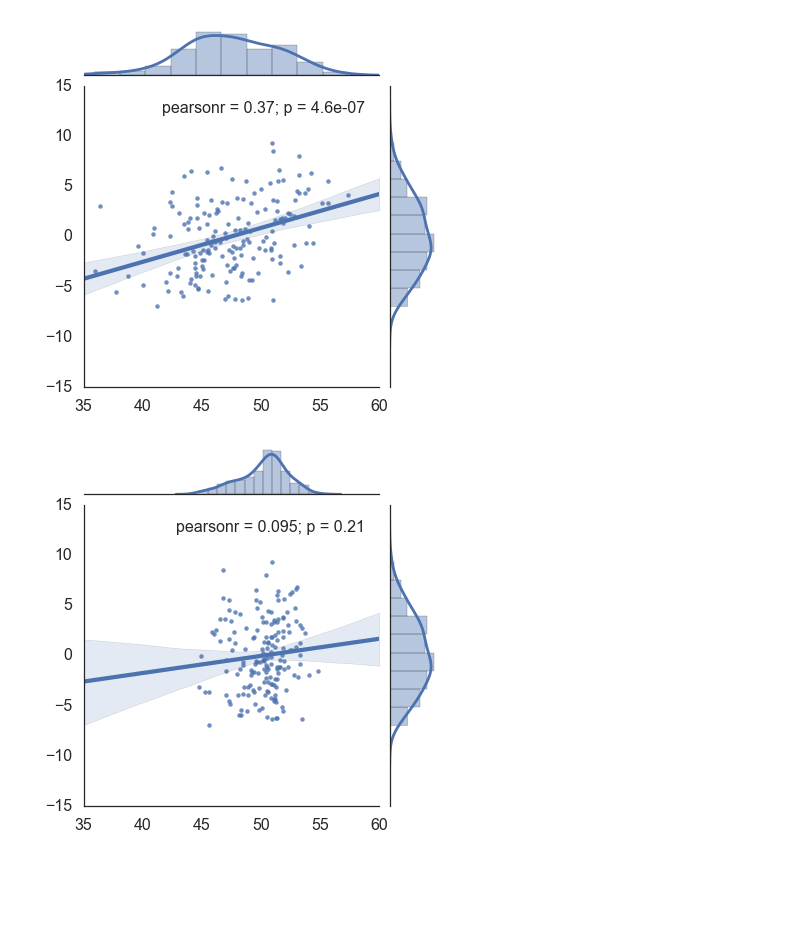
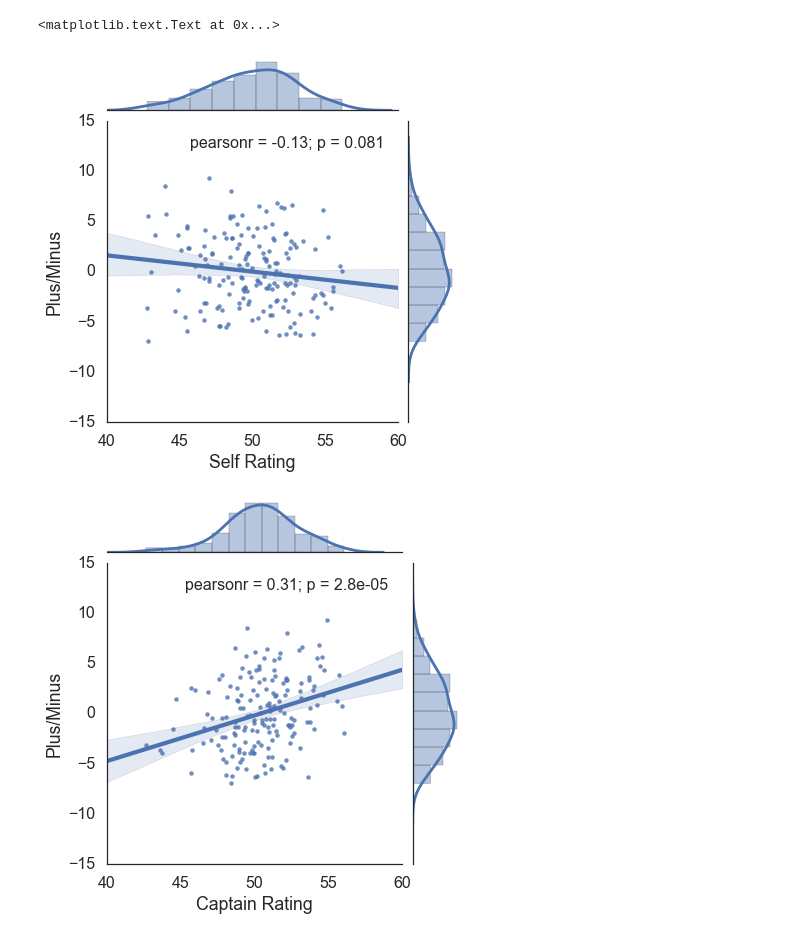
Before and after one commit to rybesh/buda-ratings, a Jupyter notebook: notebooks/Self Ratings.ipynb, the cells around one changed output. Cells and saved outputs as stored; diff of their text form; code cells hidden in the pictures; blank space fills up the shorter version.

```diff
--- a/notebooks/Self Ratings.ipynb
+++ b/notebooks/Self Ratings.ipynb
@@ -41,11 +36,15 @@ ratings.allteams.to_csv(os.path.join(interim_dir, 'withself_ratings.csv'))
 # %%
+sns.set_context('poster')
+sns.set_style('white')
 for year in range(2010, 2017):
     index = (ratings.allteams['year'] == year) & \
         (ratings.allteams['type'] == 'Hat') & \
         (ratings.allteams['season'] == 'Spring') & \
         (ratings.allteams['divname'] == 'JP Mixed (4/3)')
     okdf = ratings.allteams[index]
-    g = sns.PairGrid(okdf, y_vars=["plusminus"], x_vars=["self_rating", "experience_rating"], size=6)
+    okdf['experience_converted'] = scrape_buda.experience_to_self(okdf['experience_rating'])
+    g = sns.PairGrid(okdf, y_vars=["plusminus"],
+                     x_vars=["self_rating", "captain_rating", "draft_rating", "experience_converted"], size=4)
     g.map(sns.regplot, color=".3")
 #     plt.title(year)
     g.set(ylim=(-10, 10), title=year)
@@ -79,22 +59,39 @@ for year in range(2010, 2017):
 # %%
 sns.set_context('poster')
 sns.set_style('white')
 # for year in range(2010, 2016):
 index = (ratings.allteams['year'] < 2017) & (ratings.allteams['year'] >= 2010) & \
     (ratings.allteams['type'] == 'Hat') & \
     (ratings.allteams['season'] == 'Spring') & \
     (ratings.allteams['divname'] == 'JP Mixed (4/3)')
 sph = ratings.allteams[index]
 
 zscale = scrape_buda.experience_to_self(sph['experience_rating'].values)
-sns.jointplot(zscale, sph['plusminus'].values, kind='reg', xlim=[35,60])
-# f, ax = plt.subplots()
-g = sns.jointplot(sph['self_rating'].values, sph['plusminus'].values, kind='reg', xlim=[35,60])
+# f, axes = plt.subplots(1, 4)
+# f.set_size_inches(18,4)
+# ax = axes[0]
+g = sns.jointplot(sph['self_rating'].values, sph['plusminus'].values, kind='reg', xlim=[40,60], size=6, ylim=[-15,15])
+ax = plt.gca()
+ax.set_xlabel('Self Rating')
+ax.set_ylabel('Plus/Minus')
+g = sns.jointplot(sph['captain_rating'].values, sph['plusminus'].values, kind='reg', xlim=[40,60], size=6)
+ax = plt.gca()
+ax.set_xlabel('Captain Rating')
+ax.set_ylabel('Plus/Minus')
+g = sns.jointplot(sph['draft_rating'].values, sph['plusminus'].values, kind='reg', xlim=[40,60], size=6)
+ax = plt.gca()
+ax.set_xlabel('Draft Rating')
+ax.set_ylabel('Plus/Minus')
+sns.jointplot(zscale, sph['plusminus'].values, kind='reg', xlim=[40,60], size=6)
+ax = plt.gca()
+ax.set_xlabel('Experience Rating')
+ax.set_ylabel('Plus/Minus')
 # ax.set_xlim([30, 60])
 #     plt.plot(zscale, sph['plusminus'], '.', color='salmon')
 #     plt.plot(sph['self_rating'], sph['plusminus'], '.', color='cyan')
 #     zscale = (sph['experience_rating'] - sph['experience_rating'].mean()) / sph['experience_rating'].std()
 #     plt.plot(zscale, sph['plusminus'], '.')
 # %% [output]
+<matplotlib.text.Text at 0x...>
-[figure, old version]
+[figure, new version]
-[figure, old version]
+[figure, new version]
```
Also changed, not shown: parts of 21 cells of this notebook, 2 other files.
